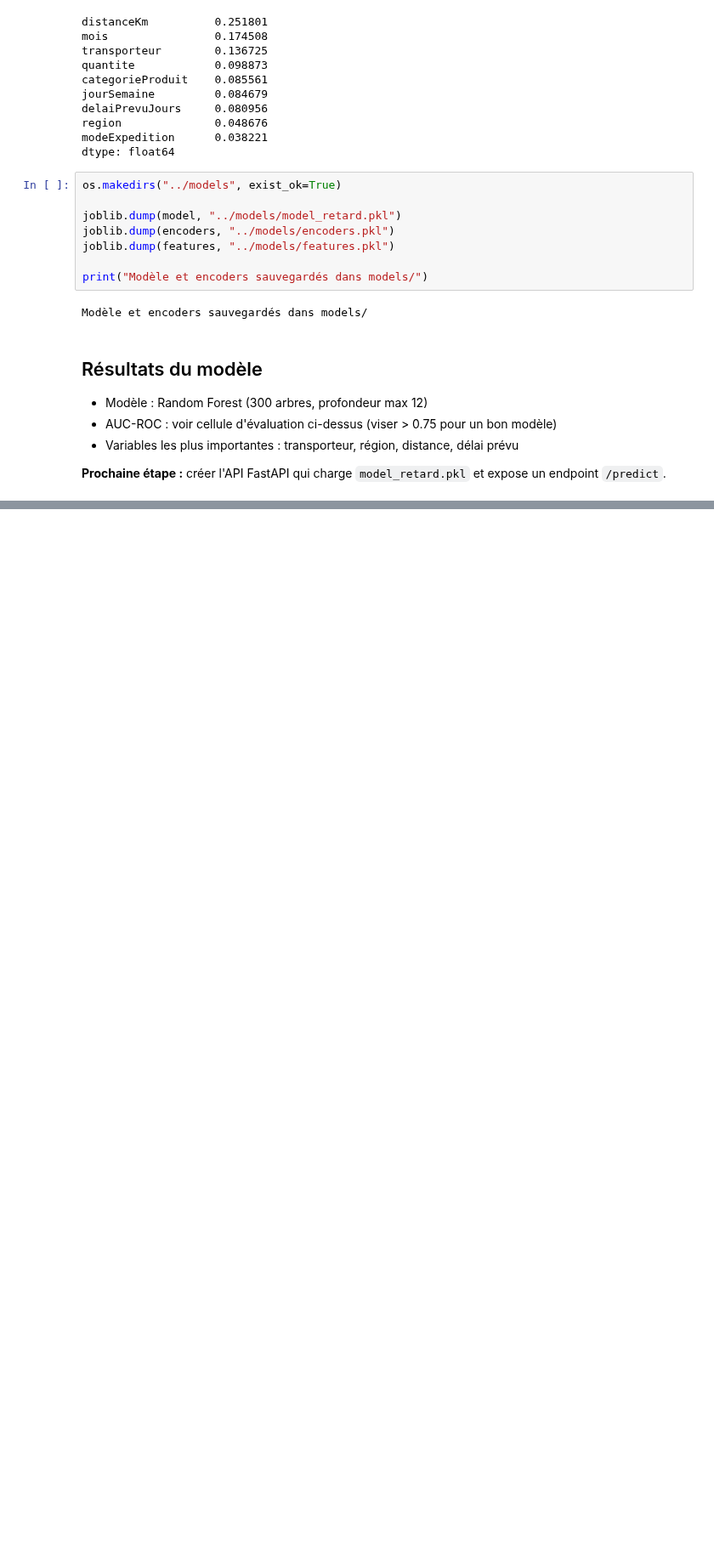
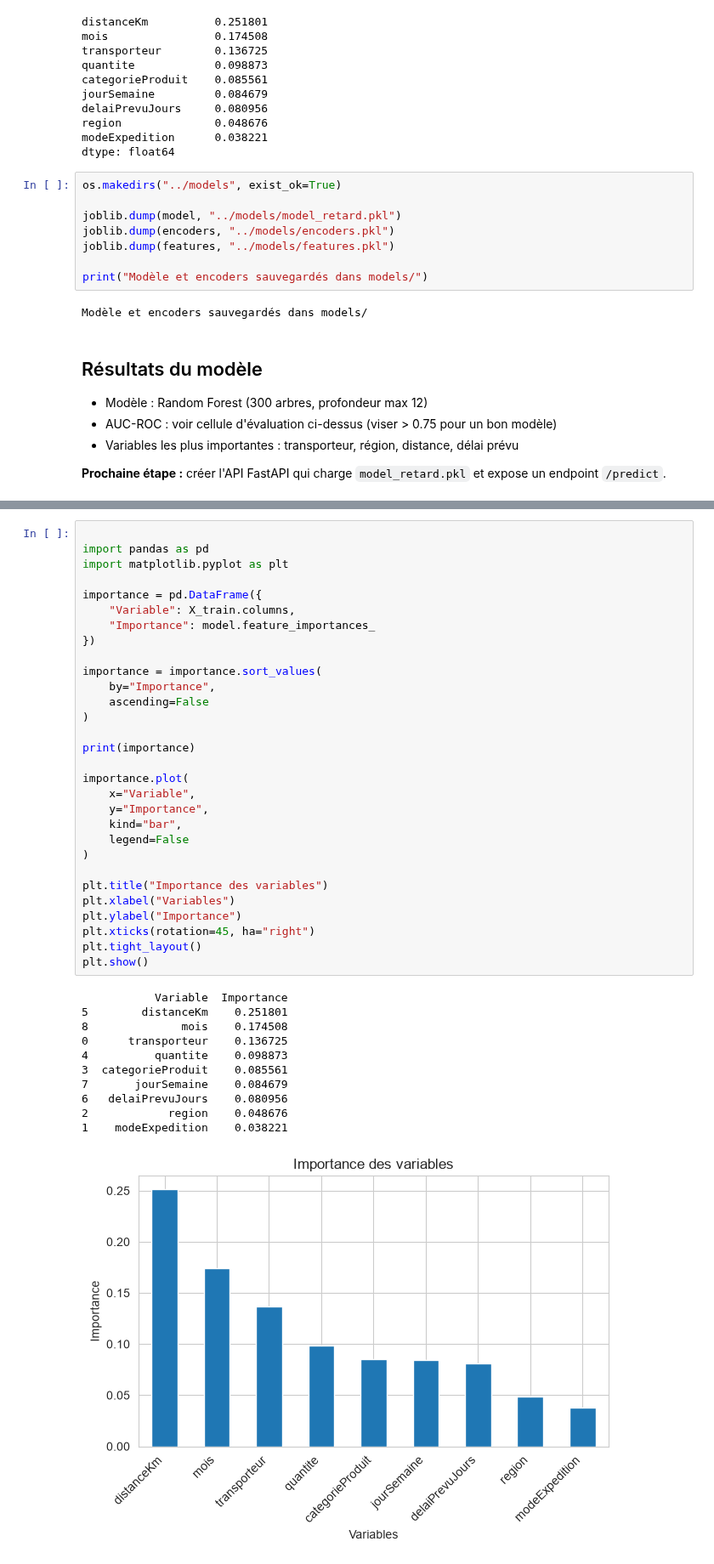
Before and after one commit to OmegaRak/projet-IA, a Jupyter notebook: notebooks/Analyse.ipynb, the cells around one changed output, grey strips where cells are left out. Shown at 85% size. Saved outputs shown, nothing was run; the diff lists cells and outputs as text; blank space fills up the shorter version.

```diff
--- a/notebooks/Analyse.ipynb
+++ b/notebooks/Analyse.ipynb
@@ -429,0 +496,42 @@ Modèle et encoders sauvegardés dans models/
+# %%
+
+import pandas as pd
+import matplotlib.pyplot as plt
+
+importance = pd.DataFrame({
+    "Variable": X_train.columns,
+    "Importance": model.feature_importances_
+})
+
+importance = importance.sort_values(
+    by="Importance",
+    ascending=False
+)
+
+print(importance)
+
+importance.plot(
+    x="Variable",
+    y="Importance",
+    kind="bar",
+    legend=False
+)
+
+plt.title("Importance des variables")
+plt.xlabel("Variables")
+plt.ylabel("Importance")
+plt.xticks(rotation=45, ha="right")
+plt.tight_layout()
+plt.show()
+# %% [output]
+           Variable  Importance
+5        distanceKm    0.251801
+8              mois    0.174508
+0      transporteur    0.136725
+4          quantite    0.098873
+3  categorieProduit    0.085561
+7       jourSemaine    0.084679
+6   delaiPrevuJours    0.080956
+2            region    0.048676
+1    modeExpedition    0.038221
+[figure, added]
```
Also changed, not shown: parts of 12 cells of this notebook, 1 other file.
